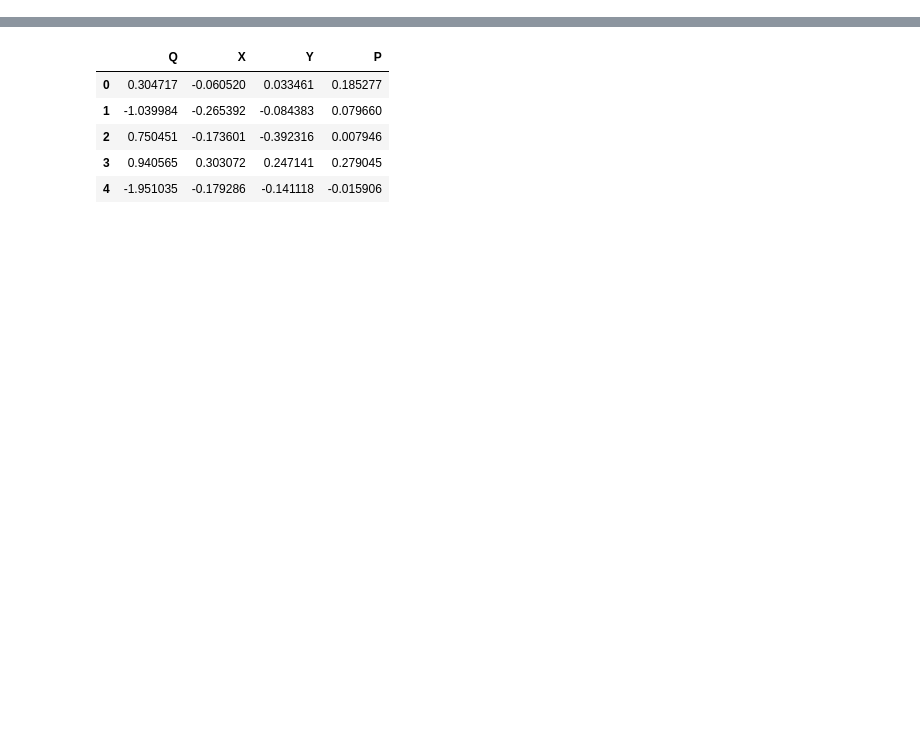
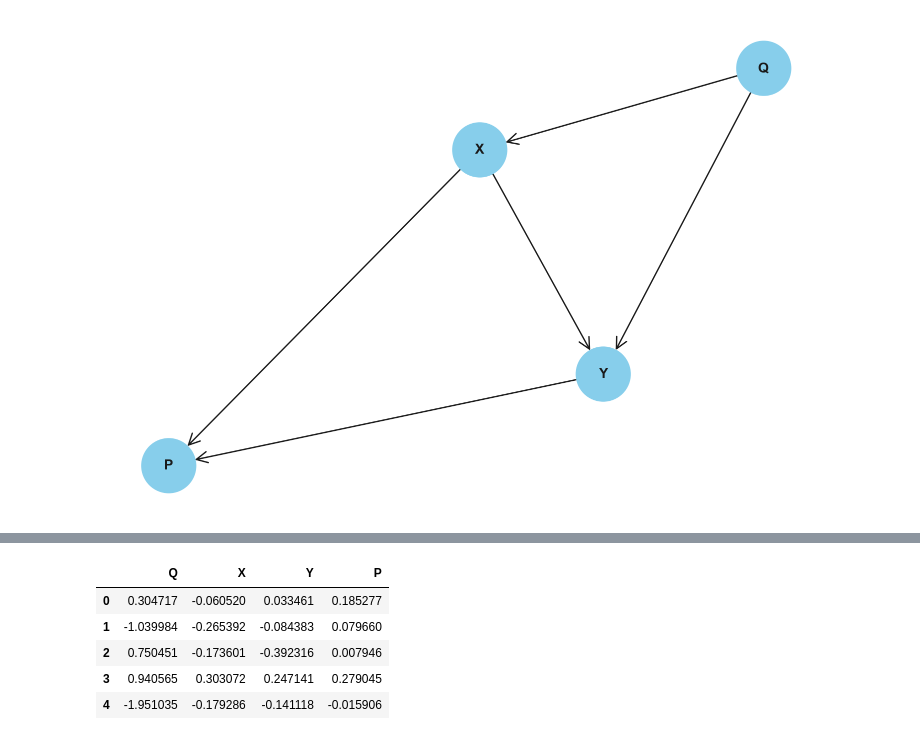
Before and after one commit to ccaudek/ds4psy, a Jupyter notebook: chapter_5/04_causal_inference.ipynb, the cells around one changed output, grey strips where cells are left out. Drawn from its saved outputs; the diff is of its cells as text; code cells hidden in the pictures; blank space fills up the shorter version.

```diff
--- a/chapter_5/04_causal_inference.ipynb
+++ b/chapter_5/04_causal_inference.ipynb
@@ -29,0 +54,13 @@ sns.set_theme(palette="colorblind")
+# %%
+graph = nx.DiGraph()
+#graph.add_edges_from([("root", "a"), ("a", "b"), ("a", "e"), ("b", "c"), ("b", "d"), ("d", "e")])
+graph.add_edges_from([("X", "Y"), ("X", "P"), ("Y", "P"), ("Q", "X"), ("Q", "Y")])
+
+# Draw the graph
+pos = nx.spring_layout(graph, seed=42)  # Position nodes using spring layout algorithm
+nx.draw(graph, pos, with_labels=True, node_size=1500, node_color="skyblue", font_size=10, font_weight="bold", arrowsize=20, arrowstyle="->")
+
+# Show the plot
+plt.show()
+# %% [output]
+[figure, added]
```
Also changed, not shown: parts of 40 cells of this notebook, 1 other file.
